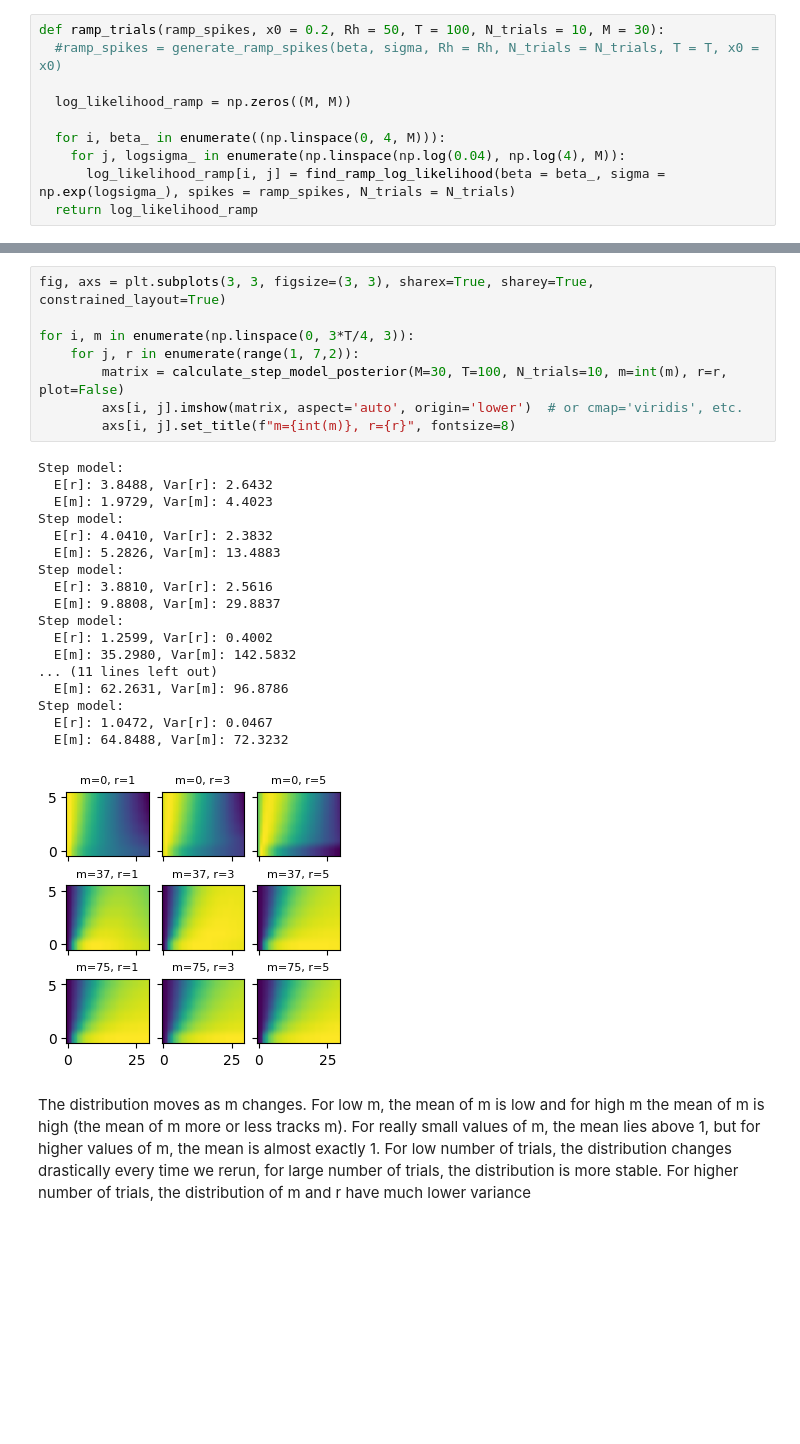
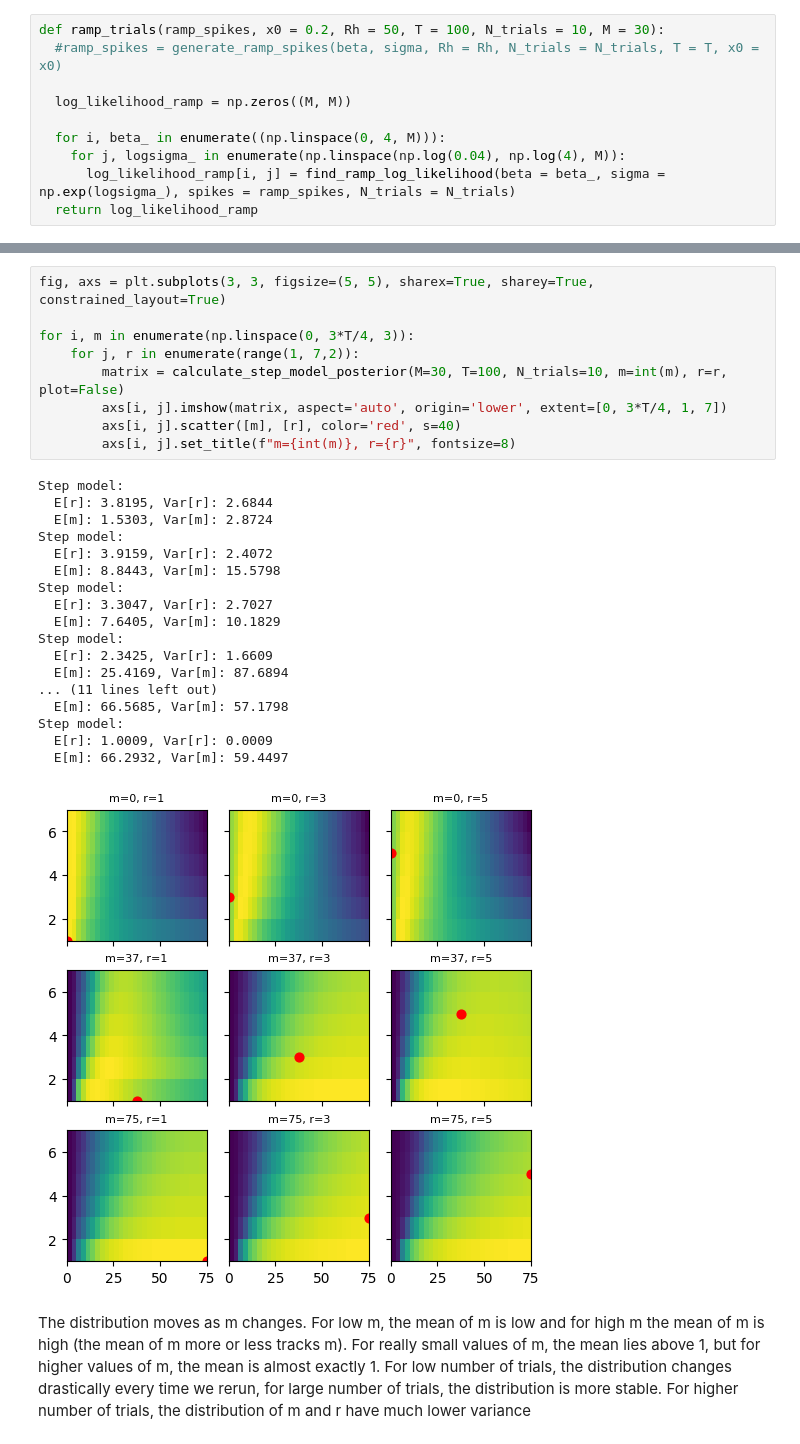
Before and after one commit to ericyh/Neural_Data_Processing, a Jupyter notebook: GG3_project.ipynb, the cells around one changed output, grey strips where cells are left out. Cells and saved outputs as stored; diff of their text form; blank space fills up the shorter version.

```diff
--- a/GG3_project.ipynb
+++ b/GG3_project.ipynb
@@ -1990,30 +1990,31 @@ array([[-1448.00977323, -1418.26416874, -1316.99193953, -1280.13855125,
 # %%
-fig, axs = plt.subplots(3, 3, figsize=(3, 3), sharex=True, sharey=True, constrained_layout=True)
+fig, axs = plt.subplots(3, 3, figsize=(5, 5), sharex=True, sharey=True, constrained_layout=True)
 
 for i, m in enumerate(np.linspace(0, 3*T/4, 3)):
     for j, r in enumerate(range(1, 7,2)):
         matrix = calculate_step_model_posterior(M=30, T=100, N_trials=10, m=int(m), r=r, plot=False)
-        axs[i, j].imshow(matrix, aspect='auto', origin='lower')  # or cmap='viridis', etc.
+        axs[i, j].imshow(matrix, aspect='auto', origin='lower', extent=[0, 3*T/4, 1, 7])
+        axs[i, j].scatter([m], [r], color='red', s=40)
         axs[i, j].set_title(f"m={int(m)}, r={r}", fontsize=8)
 # %% [output]
 Step model:
-  E[r]: 3.8488, Var[r]: 2.6432
-  E[m]: 1.9729, Var[m]: 4.4023
+  E[r]: 3.8195, Var[r]: 2.6844
+  E[m]: 1.5303, Var[m]: 2.8724
 Step model:
-  E[r]: 4.0410, Var[r]: 2.3832
-  E[m]: 5.2826, Var[m]: 13.4883
+  E[r]: 3.9159, Var[r]: 2.4072
+  E[m]: 8.8443, Var[m]: 15.5798
 Step model:
-  E[r]: 3.8810, Var[r]: 2.5616
-  E[m]: 9.8808, Var[m]: 29.8837
+  E[r]: 3.3047, Var[r]: 2.7027
+  E[m]: 7.6405, Var[m]: 10.1829
 Step model:
-  E[r]: 1.2599, Var[r]: 0.4002
-  E[m]: 35.2980, Var[m]: 142.5832
+  E[r]: 2.3425, Var[r]: 1.6609
+  E[m]: 25.4169, Var[m]: 87.6894
 ... (11 lines left out)
-  E[m]: 62.2631, Var[m]: 96.8786
+  E[m]: 66.5685, Var[m]: 57.1798
 Step model:
-  E[r]: 1.0472, Var[r]: 0.0467
-  E[m]: 64.8488, Var[m]: 72.3232
+  E[r]: 1.0009, Var[r]: 0.0009
+  E[m]: 66.2932, Var[m]: 59.4497
-[figure, old version]
+[figure, new version]
 # %% [markdown]
 The distribution moves as m changes. For low m, the mean of m is low and for high m the mean of m is high (the mean of m more or less tracks m).
 For really small values of m, the mean lies above 1, but for higher values of m, the mean is almost exactly 1.
```
Also changed, not shown: parts of 38 cells of this notebook.
